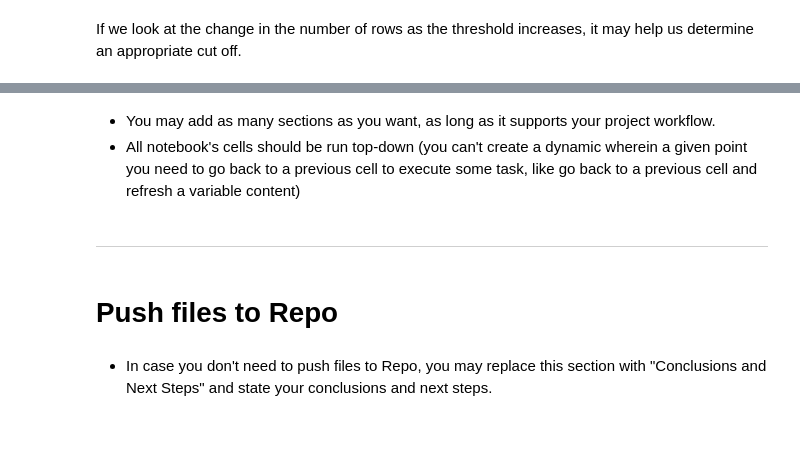
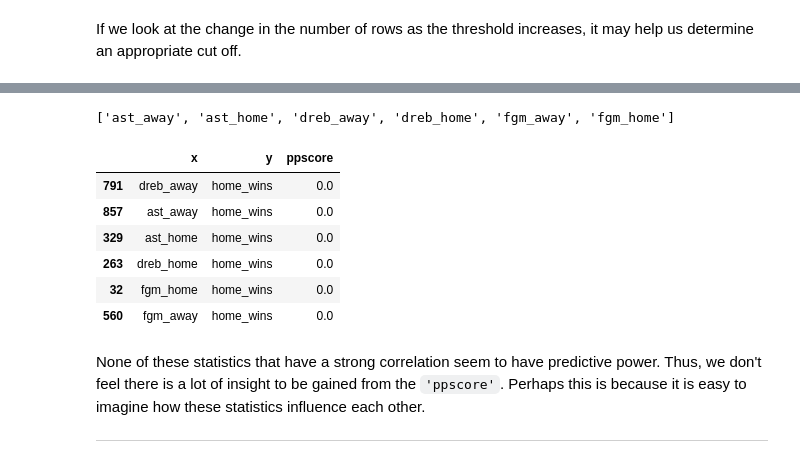
Before and after one commit to smtilson/pp5-ml-dashboard, a Jupyter notebook: jupyter_notebooks/03_Basic_Data_Analytics.ipynb, the cells around one changed output, grey strips where cells are left out. Drawn from its saved outputs; the diff is of its cells as text; code cells hidden in the pictures; blank space fills up the shorter version.

```diff
--- a/jupyter_notebooks/03_Basic_Data_Analytics.ipynb
+++ b/jupyter_notebooks/03_Basic_Data_Analytics.ipynb
@@ -350,7 +360,0 @@ We will try 0.1 as our threshold. We will remove the first 4 rows as they involv
-# %%
-pps_results = pps_results.query("x!=y and ppscore>0.1")
-
-pps_results= pps_results.sort_values(by='ppscore', ascending=False)
-# print(pps_results.iloc[0:4])
-print(pps_results.iloc[4:26])
-pps_results.iloc[-25:]
@@ -396,4 +360,0 @@ This is a lot of data. So let's look at a heat map where we only consider correl
-# %%
-vars_to_study = ['ast_home','ast_away', 'dreb_away', 'dreb_home', 'fgm_away', 'fgm_home', 'pts_away', 'pts_home']
-top_corr = game_data.filter(list(vars_to_study)+['home_wins'])
-top_corr.head()
@@ -428,9 +360,0 @@ NOTE
-# %% [markdown]
-* You may add as many sections as you want, as long as it supports your project workflow.
-* All notebook's cells should be run top-down (you can't create a dynamic wherein a given point you need to go back to a previous cell to execute some task, like go back to a previous cell and refresh a variable content)
-# %% [markdown]
----
-# %% [markdown]
-# Push files to Repo
-# %% [markdown]
-* In case you don't need to push files to Repo, you may replace this section with "Conclusions and Next Steps" and state your conclusions and next steps.
@@ -443,0 +361,17 @@ except Exception as e:
+# %%
+print(vars_to_study)
+pps_home_wins = pps_results[pps_results['x'].isin(vars_to_study)].query('y=="home_wins"')
+pps_home_wins
+# %% [output]
+['ast_away', 'ast_home', 'dreb_away', 'dreb_home', 'fgm_away', 'fgm_home']
+|  | x | y | ppscore |
+| 791 | dreb_away | home_wins | 0.0 |
+| 857 | ast_away | home_wins | 0.0 |
+| 329 | ast_home | home_wins | 0.0 |
+| 263 | dreb_home | home_wins | 0.0 |
+| 32 | fgm_home | home_wins | 0.0 |
+| 560 | fgm_away | home_wins | 0.0 |
+# %% [markdown]
+None of these statistics that have a strong correlation seem to have predictive power. Thus, we don't feel there is a lot of insight to be gained from the `'ppscore'`. Perhaps this is because it is easy to imagine how these statistics influence each other.
+
+---
```
Also changed, not shown: parts of 23 cells of this notebook, 14 other files.
